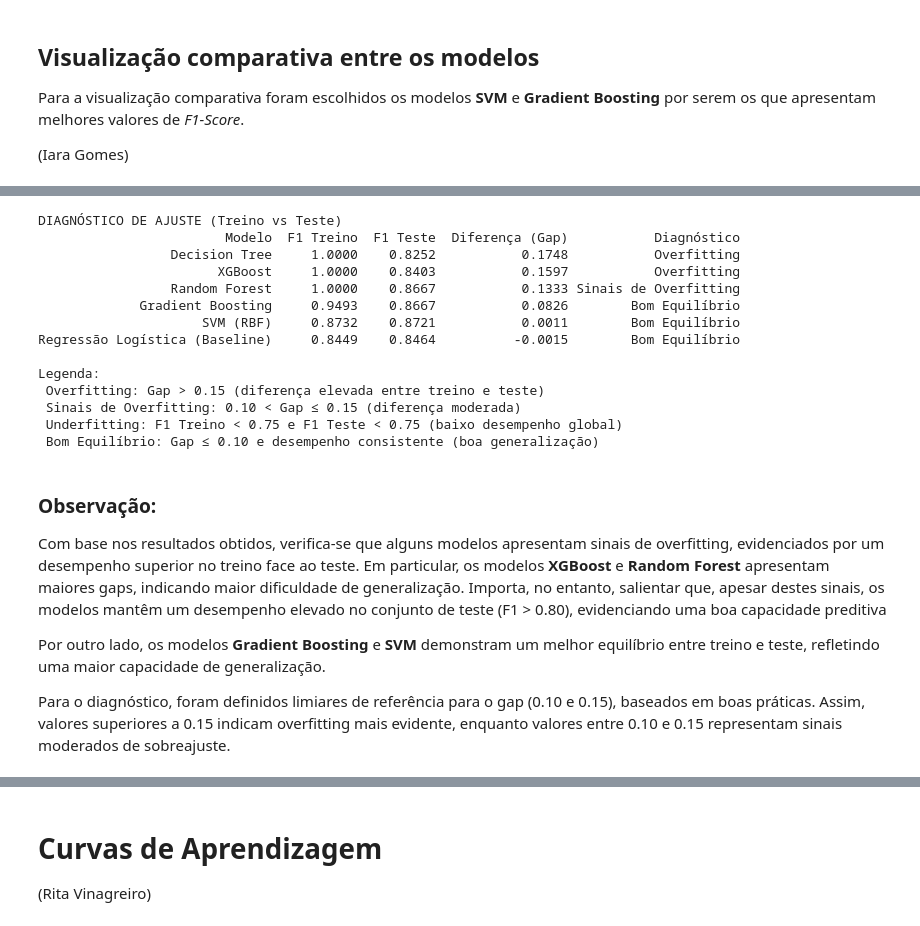
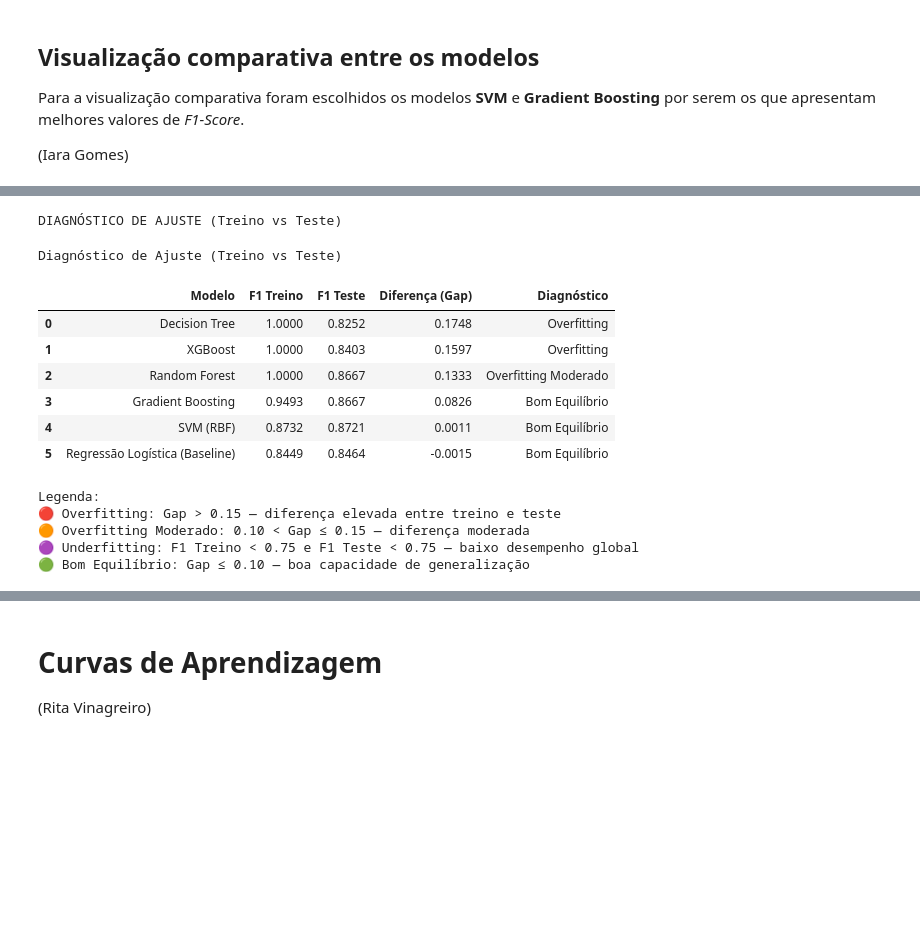
Before and after one commit to ritavinagreiro/projeto-cd-grupo5, a Jupyter notebook: notebooks/2.0_modelacao_treino.ipynb, the cells around one changed output, grey strips where cells are left out. Cells and saved outputs as stored; diff of their text form; code cells hidden in the pictures; blank space fills up the shorter version.

```diff
--- a/notebooks/2.0_modelacao_treino.ipynb
+++ b/notebooks/2.0_modelacao_treino.ipynb
@@ -454,57 +460,71 @@ Por outro lado, o gráfico da direita evidencia que nenhum modelo atinge o objet
 # %%
-print('DIAGNÓSTICO DE AJUSTE (Treino vs Teste)')
-
 df_diag = df_resultados[['Modelo', 'F1 Treino', 'F1 Teste']].copy()
 
 # Gap
 df_diag['Diferença (Gap)'] = (df_diag['F1 Treino'] - df_diag['F1 Teste']).round(4)
 
-# Diagnóstico melhorado
+# Diagnóstico com 4 níveis
 def diagnostico(row):
     gap = row['Diferença (Gap)']
     f1_train = row['F1 Treino']
     f1_test = row['F1 Teste']
 
     if gap > 0.15:
         return 'Overfitting'
-    elif gap > 0.10:
-        return 'Sinais de Overfitting'
+    elif 0.10 < gap <= 0.15:
+        return 'Overfitting Moderado'
     elif f1_train < 0.75 and f1_test < 0.75:
         return 'Underfitting'
     else:
         return 'Bom Equilíbrio'
 
 df_diag['Diagnóstico'] = df_diag.apply(diagnostico, axis=1)
 
 # Ordenar
-df_diag = df_diag.sort_values(by='Diferença (Gap)', ascending=False)
+df_diag = df_diag.sort_values(by='Diferença (Gap)', ascending=False).reset_index(drop=True)
 
-print(df_diag.to_string(index=False))
+# Função para colorir o diagnóstico
+def colorir_diagnostico(val):
+    if val == 'Overfitting':
+        return 'color: #E74C3C; font-weight: bold'
+    elif val == 'Overfitting Moderado':
+        return 'color: #F39C12; font-weight: bold'
+    elif val == 'Underfitting':
+        return 'color: #9B59B6; font-weight: bold'
+    else:
+        return 'color: #27AE60; font-weight: bold'
 
+# Tabela estilizada
+display(df_diag.style\
+    .set_properties(**{'text-align': 'center'})\
+    .set_table_styles([{
+        'selector': 'th',
+        'props': [('background-color', '#4C72B0'),
+                  ('color', 'white'),
+                  ('text-align', 'center')]
+    }])\
+    .format(precision=4)\
+    .applymap(colorir_diagnostico, subset=['Diagnóstico'])\
+    .set_caption('Diagnóstico de Ajuste (Treino vs Teste)'))
+
+# Legenda
 print("\nLegenda:")
-print(" Overfitting: Gap > 0.15 (diferença elevada entre treino e teste)")
-print(" Sinais de Overfitting: 0.10 < Gap ≤ 0.15 (diferença moderada)")
-print(" Underfitting: F1 Treino < 0.75 e F1 Teste < 0.75 (baixo desempenho global)")
-print(" Bom Equilíbrio: Gap ≤ 0.10 e desempenho consistente (boa generalização)")
+print("🔴 Overfitting: Gap > 0.15 — diferença elevada entre treino e teste")
+print("🟠 Overfitting Moderado: 0.10 < Gap ≤ 0.15 — diferença moderada")
+print("🟣 Underfitting: F1 Treino < 0.75 e F1 Teste < 0.75 — baixo desempenho global")
+print("🟢 Bom Equilíbrio: Gap ≤ 0.10 — boa capacidade de generalização")
 # %% [output]
 DIAGNÓSTICO DE AJUSTE (Treino vs Teste)
-                        Modelo  F1 Treino  F1 Teste  Diferença (Gap)           Diagnóstico
-                 Decision Tree     1.0000    0.8252           0.1748           Overfitting
-                       XGBoost     1.0000    0.8403           0.1597           Overfitting
-                 Random Forest     1.0000    0.8667           0.1333 Sinais de Overfitting
-             Gradient Boosting     0.9493    0.8667           0.0826        Bom Equilíbrio
-                     SVM (RBF)     0.8732    0.8721           0.0011        Bom Equilíbrio
-Regressão Logística (Baseline)     0.8449    0.8464          -0.0015        Bom Equilíbrio
-
-Legenda:
- Overfitting: Gap > 0.15 (diferença elevada entre treino e teste)
- Sinais de Overfitting: 0.10 < Gap ≤ 0.15 (diferença moderada)
- Underfitting: F1 Treino < 0.75 e F1 Teste < 0.75 (baixo desempenho global)
- Bom Equilíbrio: Gap ≤ 0.10 e desempenho consistente (boa generalização)
+Diagnóstico de Ajuste (Treino vs Teste)
+|  | Modelo | F1 Treino | F1 Teste | Diferença (Gap) | Diagnóstico |
+| 0 | Decision Tree | 1.0000 | 0.8252 | 0.1748 | Overfitting |
+| 1 | XGBoost | 1.0000 | 0.8403 | 0.1597 | Overfitting |
+| 2 | Random Forest | 1.0000 | 0.8667 | 0.1333 | Overfitting Moderado |
+| 3 | Gradient Boosting | 0.9493 | 0.8667 | 0.0826 | Bom Equilíbrio |
+| 4 | SVM (RBF) | 0.8732 | 0.8721 | 0.0011 | Bom Equilíbrio |
+| 5 | Regressão Logística (Baseline) | 0.8449 | 0.8464 | -0.0015 | Bom Equilíbrio |
+Legenda:
+🔴 Overfitting: Gap > 0.15 — diferença elevada entre treino e teste
+🟠 Overfitting Moderado: 0.10 < Gap ≤ 0.15 — diferença moderada
+🟣 Underfitting: F1 Treino < 0.75 e F1 Teste < 0.75 — baixo desempenho global
+🟢 Bom Equilíbrio: Gap ≤ 0.10 — boa capacidade de generalização
-# %% [markdown]
-### Observação:
-Com base nos resultados obtidos, verifica-se que alguns modelos apresentam sinais de overfitting, evidenciados por um desempenho superior no treino face ao teste. Em particular, os modelos **XGBoost** e **Random Forest** apresentam maiores gaps, indicando maior dificuldade de generalização. Importa, no entanto, salientar que, apesar destes sinais, os modelos mantêm um desempenho elevado no conjunto de teste (F1 > 0.80), evidenciando uma boa capacidade preditiva
-
-Por outro lado, os modelos **Gradient Boosting** e **SVM** demonstram um melhor equilíbrio entre treino e teste, refletindo uma maior capacidade de generalização.
-
-Para o diagnóstico, foram definidos limiares de referência para o gap (0.10 e 0.15), baseados em boas práticas. Assim, valores superiores a 0.15 indicam overfitting mais evidente, enquanto valores entre 0.10 e 0.15 representam sinais moderados de sobreajuste.
```
Also changed, not shown: parts of 8 cells of this notebook.
